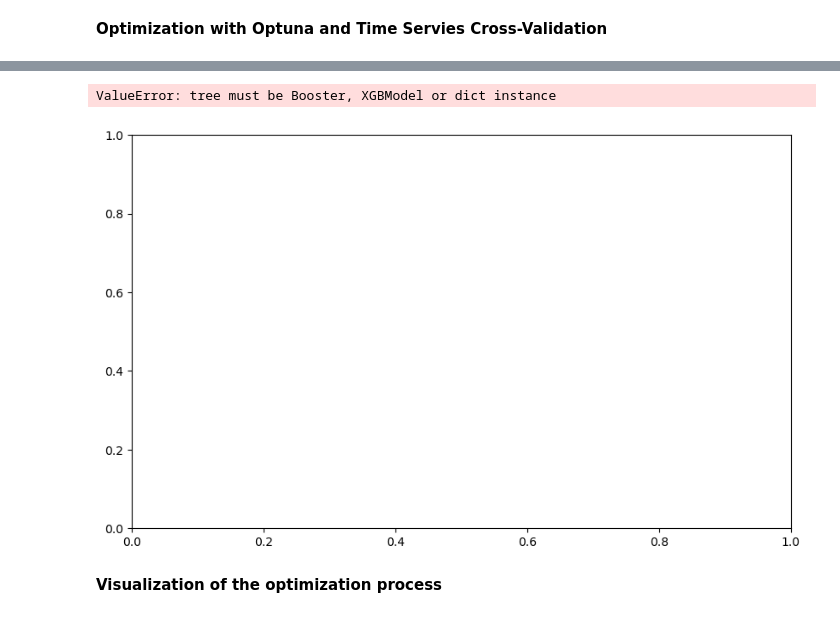
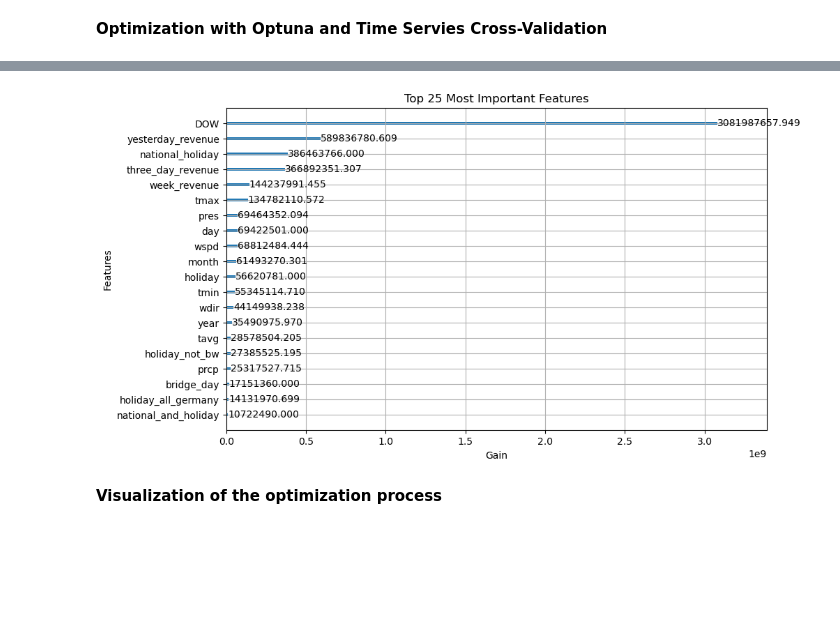
Before and after one commit to JonasEtFi/Restaurant-Revenue-Forecasting, a Jupyter notebook: lightgb.ipynb, the cells around one changed output, grey strips where cells are left out. Saved outputs shown, nothing was run; the diff lists cells and outputs as text; code cells hidden in the pictures; blank space fills up the shorter version.

```diff
--- a/lightgb.ipynb
+++ b/lightgb.ipynb
@@ -141,17 +142,16 @@ MSE 313237.0694027115
 # %%
 top_n = 25
 # Create feature names
 feature_names = [f'feature_{i}' for i in range(X_train.shape[1])]
 fig, ax = plt.subplots(figsize=(10, 6))
-xgb.plot_importance(lgb_model_rs, ax=ax, importance_type='gain',
-                    max_num_features=top_n, show_values=False)
+lgb.plot_importance(lgb_model_rs, ax=ax, importance_type='gain',
+                    max_num_features=top_n)
 # plt.yticks(range(top_n), xgb_model.feature_names[:top_n])
 plt.xlabel('Gain')
 plt.title(f'Top {top_n} Most Important Features')
 plt.show()
 # %% [output]
-ValueError: tree must be Booster, XGBModel or dict instance
-[figure, old version]
+[figure, new version]
 # %% [markdown]
 **Visualization of the optimization process**
 # %%
```
Also changed, not shown: parts of 6 cells of this notebook.
